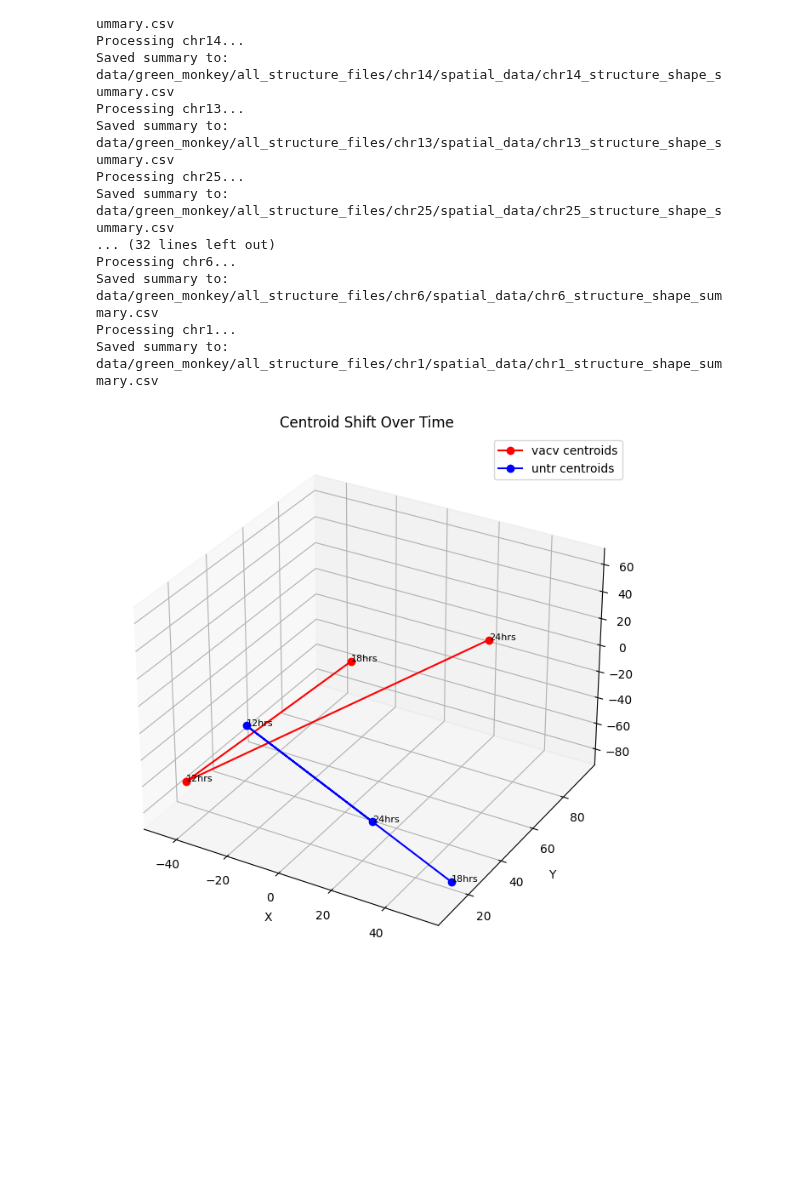
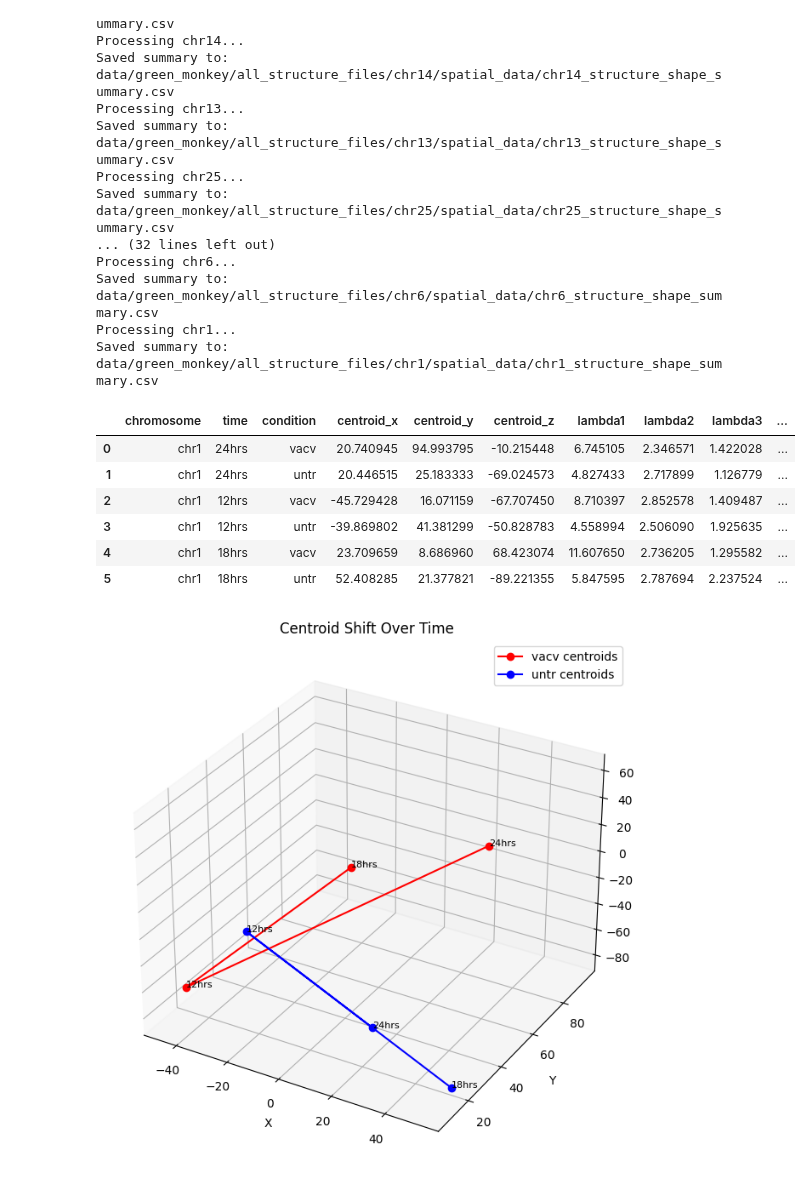
Before and after one commit to nafiul-nipu/GenomeVisProject, a Jupyter notebook: data_processing_python/12.1_spatial_structure_shape_feature_extraction.ipynb, the cells around one changed output. Drawn from its saved outputs; the diff is of its cells as text; code cells hidden in the pictures; blank space fills up the shorter version.

```diff
--- a/data_processing_python/12.1_spatial_structure_organization_analysis.ipynb
+++ b/data_processing_python/12.1_spatial_structure_shape_feature_extraction.ipynb
@@ -115,6 +121,16 @@ Processing chr6...
 Saved summary to: data/green_monkey/all_structure_files/chr6/spatial_data/chr6_structure_shape_summary.csv
 Processing chr1...
 Saved summary to: data/green_monkey/all_structure_files/chr1/spatial_data/chr1_structure_shape_summary.csv
+# %%
+df_results
+# %% [output]
+|  | chromosome | time | condition | centroid_x | centroid_y | centroid_z | lambda1 | lambda2 | lambda3 | ... |
+| 0 | chr1 | 24hrs | vacv | 20.740945 | 94.993795 | -10.215448 | 6.745105 | 2.346571 | 1.422028 | ... |
+| 1 | chr1 | 24hrs | untr | 20.446515 | 25.183333 | -69.024573 | 4.827433 | 2.717899 | 1.126779 | ... |
+| 2 | chr1 | 12hrs | vacv | -45.729428 | 16.071159 | -67.707450 | 8.710397 | 2.852578 | 1.409487 | ... |
+| 3 | chr1 | 12hrs | untr | -39.869802 | 41.381299 | -50.828783 | 4.558994 | 2.506090 | 1.925635 | ... |
+| 4 | chr1 | 18hrs | vacv | 23.709659 | 8.686960 | 68.423074 | 11.607650 | 2.736205 | 1.295582 | ... |
+| 5 | chr1 | 18hrs | untr | 52.408285 | 21.377821 | -89.221355 | 5.847595 | 2.787694 | 2.237524 | ... |
 # %%
 #centroid trajectory
 import matplotlib.pyplot as plt
```
Also changed, not shown: parts of 1 cell of this notebook.
